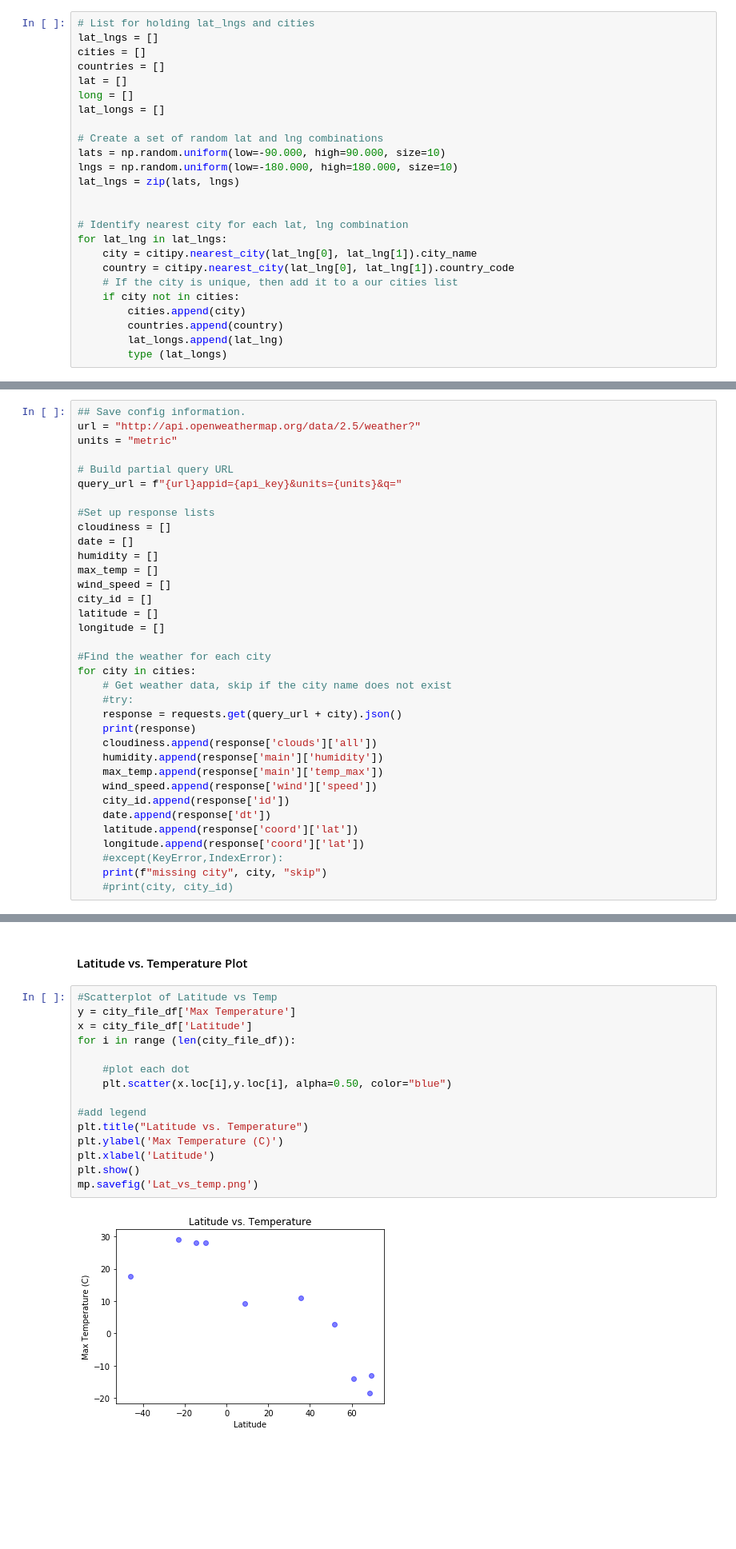
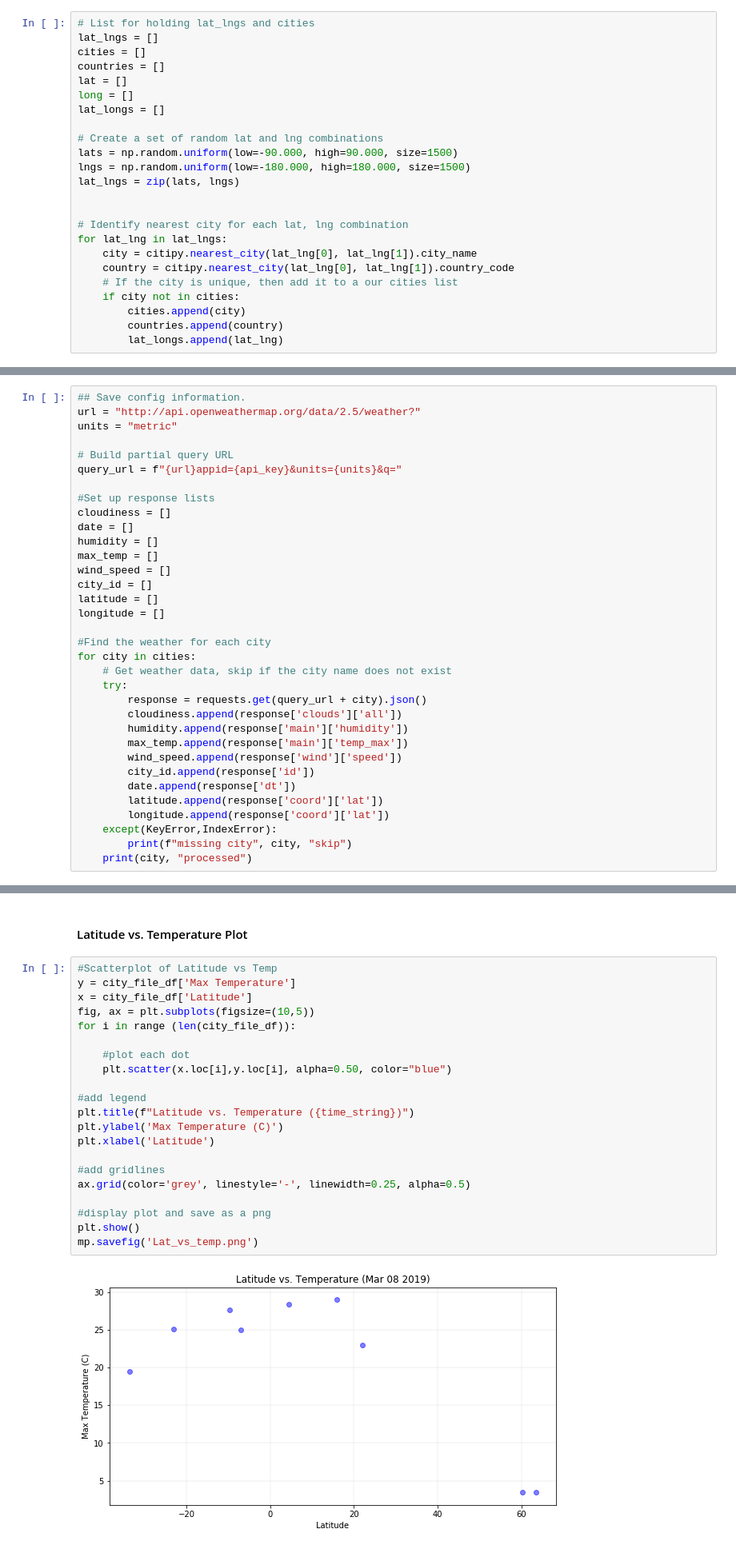
Before and after one commit to Vangroovy/Mapping-Homework, a Jupyter notebook: WeatherPy.ipynb, the cells around one changed output, grey strips where cells are left out. Shown at 80% size. Cells and saved outputs as stored; diff of their text form; blank space fills up the shorter version.

```diff
--- a/WeatherPy.ipynb
+++ b/WeatherPy.ipynb
@@ -44,8 +44,8 @@ long = []
 lat_longs = []
 
 # Create a set of random lat and lng combinations
-lats = np.random.uniform(low=-90.000, high=90.000, size=10)
-lngs = np.random.uniform(low=-180.000, high=180.000, size=10)
+lats = np.random.uniform(low=-90.000, high=90.000, size=1500)
+lngs = np.random.uniform(low=-180.000, high=180.000, size=1500)
 lat_lngs = zip(lats, lngs)
 
 
@@ -58,5 +58,4 @@ for lat_lng in lat_lngs:
         cities.append(city)
         countries.append(country)
         lat_longs.append(lat_lng)
-        type (lat_longs)
 # %%
@@ -103,18 +98,17 @@ longitude = []
 #Find the weather for each city
 for city in cities:
     # Get weather data, skip if the city name does not exist
-    #try:
-    response = requests.get(query_url + city).json()
-    print(response)
-    cloudiness.append(response['clouds']['all'])
-    humidity.append(response['main']['humidity'])
-    max_temp.append(response['main']['temp_max'])
-    wind_speed.append(response['wind']['speed'])
-    city_id.append(response['id'])
-    date.append(response['dt'])
-    latitude.append(response['coord']['lat'])
-    longitude.append(response['coord']['lat'])
-    #except(KeyError,IndexError):
-    print(f"missing city", city, "skip")
-    #print(city, city_id)
+    try:
+        response = requests.get(query_url + city).json()
+        cloudiness.append(response['clouds']['all'])
+        humidity.append(response['main']['humidity'])
+        max_temp.append(response['main']['temp_max'])
+        wind_speed.append(response['wind']['speed'])
+        city_id.append(response['id'])
+        date.append(response['dt'])
+        latitude.append(response['coord']['lat'])
+        longitude.append(response['coord']['lat'])
+    except(KeyError,IndexError):
+        print(f"missing city", city, "skip")
+    print(city, "processed")
 # %% [output]
@@ -164,20 +155,26 @@ city_file.to_csv(city)
 # %%
 #Scatterplot of Latitude vs Temp
 y = city_file_df['Max Temperature']
 x = city_file_df['Latitude']
+fig, ax = plt.subplots(figsize=(10,5))
 for i in range (len(city_file_df)):
 
     #plot each dot
     plt.scatter(x.loc[i],y.loc[i], alpha=0.50, color="blue")
 
 #add legend
-plt.title("Latitude vs. Temperature")
+plt.title(f"Latitude vs. Temperature ({time_string})")
 plt.ylabel('Max Temperature (C)')
 plt.xlabel('Latitude')
+
+#add gridlines
+ax.grid(color='grey', linestyle='-', linewidth=0.25, alpha=0.5)
+
+#display plot and save as a png
 plt.show()
 mp.savefig('Lat_vs_temp.png')
 # %% [output]
-[figure, old version]
+[figure, new version]
 <Figure size 432x288 with 0 Axes>
 # %% [markdown]
 #### Latitude vs. Humidity Plot
```
Also changed, not shown: parts of 7 cells of this notebook.
